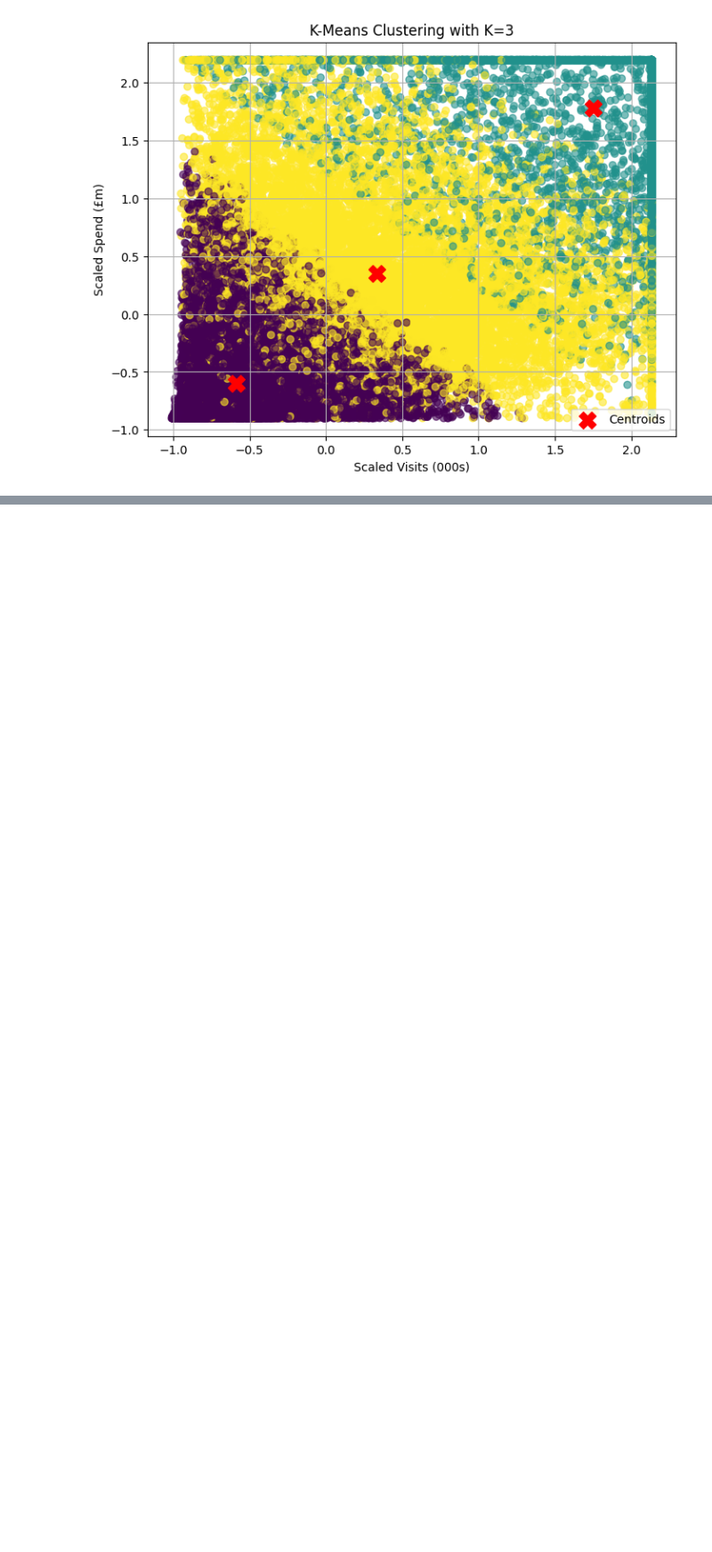
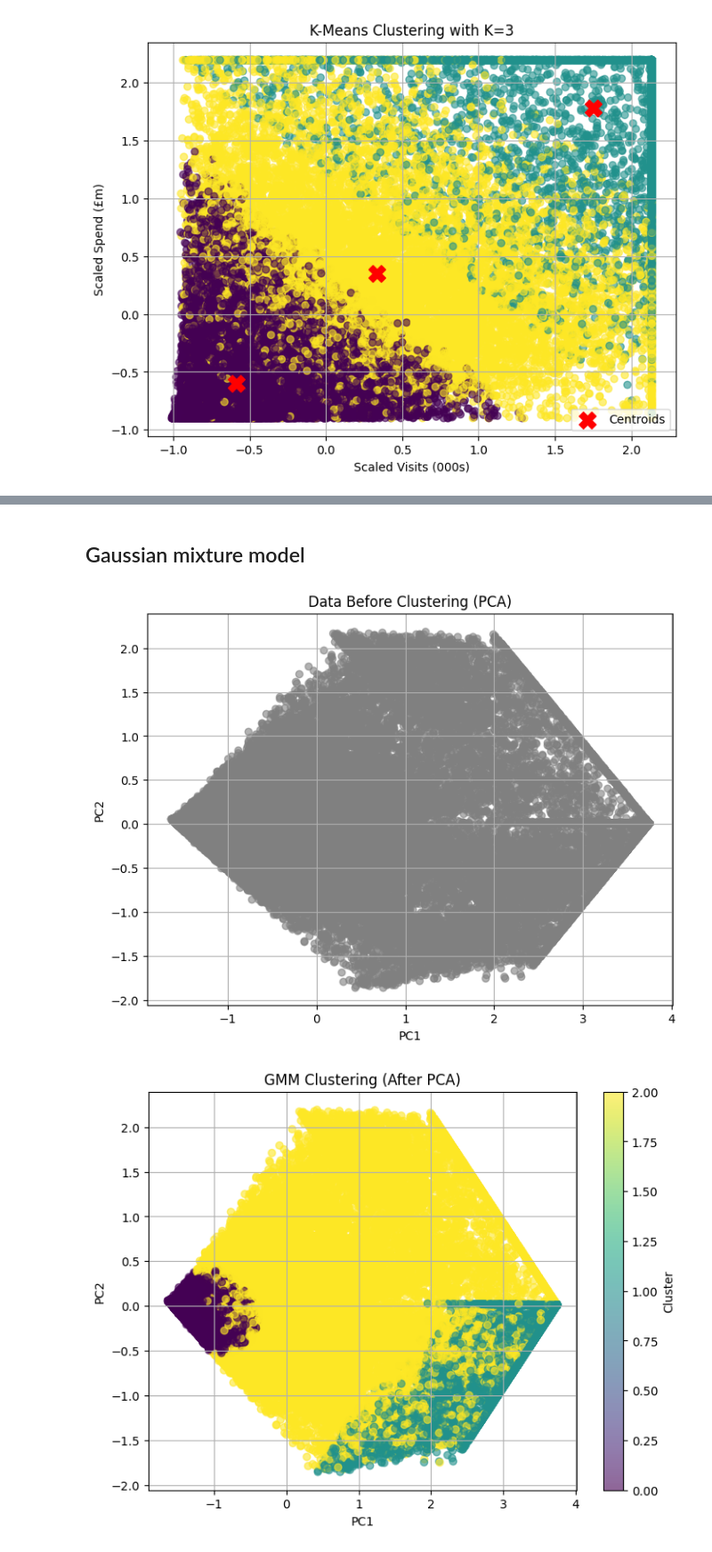
Before and after one commit to narender5162/Project-Data-science-imp, a Jupyter notebook: Project_Data_Science_impo.ipynb, the cells around one changed output, grey strips where cells are left out. Shown at 89% size. Drawn from its saved outputs; the diff is of its cells as text; code cells hidden in the pictures; blank space fills up the shorter version.

```diff
--- a/Project_Data_Science_impo.ipynb
+++ b/Project_Data_Science_impo.ipynb
@@ -541,0 +660,55 @@ plt.show()
+# %% [markdown]
+## Gaussian mixture model
+# %%
+import pandas as pd
+import numpy as np
+import matplotlib.pyplot as plt
+from sklearn.preprocessing import StandardScaler
+from sklearn.mixture import GaussianMixture
+from sklearn.decomposition import PCA
+
+# Load and prepare data
+file_path = "/content/cleaned_dataset.csv"
+df = pd.read_csv(file_path)
+features = ['visits_000s', 'spend_m', 'nights_000s']
+data = df[features].dropna()
+
+# Standardize the features
+scaler = StandardScaler()
+X = scaler.fit_transform(data)
+
+#PCA visualization before clustering
+pca = PCA(n_components=2)
+X_pca = pca.fit_transform(X)
+
+plt.figure(figsize=(8, 6))
+plt.scatter(X_pca[:, 0], X_pca[:, 1], c='grey', alpha=0.6)
+plt.title("Data Before Clustering (PCA)")
+plt.xlabel("PC1")
+plt.ylabel("PC2")
+plt.grid(True)
+plt.show()
+
+# Apply GMM clustering
+# Use n_components=3 as an example
+gmm = GaussianMixture(n_components=3, random_state=42)
+gmm.fit(X)
+labels = gmm.predict(X)
+
+#PCA visualization
+plt.figure(figsize=(8, 6))
+plt.scatter(X_pca[:, 0], X_pca[:, 1], c=labels, cmap='viridis', alpha=0.6)
+plt.colorbar(label='Cluster')
+plt.title("GMM Clustering (After PCA)")
+plt.xlabel("PC1")
+plt.ylabel("PC2")
+plt.grid(True)
+plt.show()
+
+# Display  clustered data
+data['Cluster_GMM'] = labels
+print("Sample of Clustered Data:")
+print(data.head(10))
+# %% [output]
+[figure, added]
+[figure, added]
```
Also changed, not shown: parts of 32 cells of this notebook.
